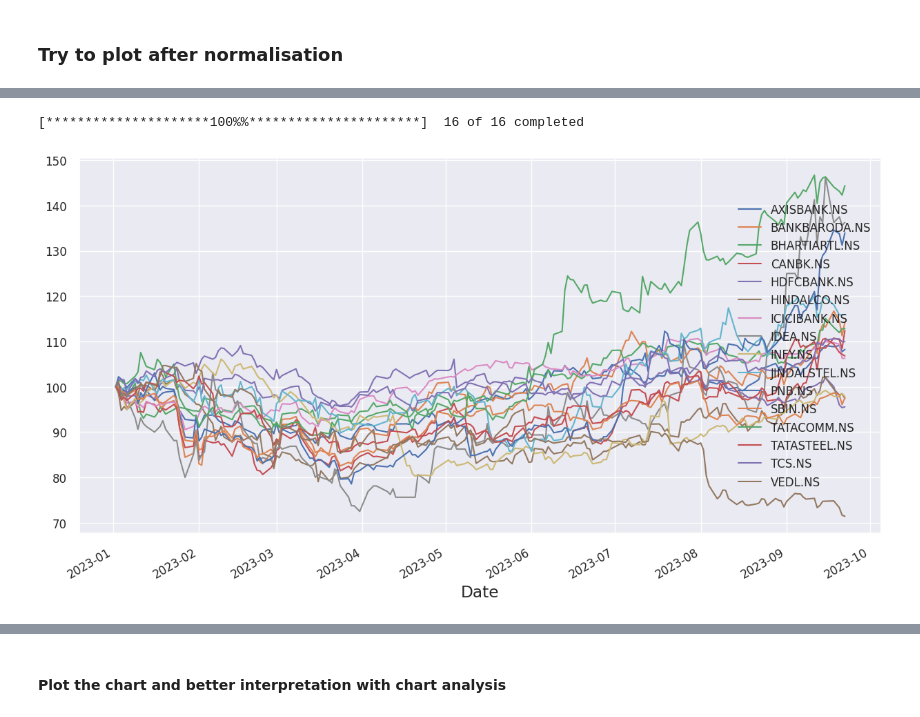
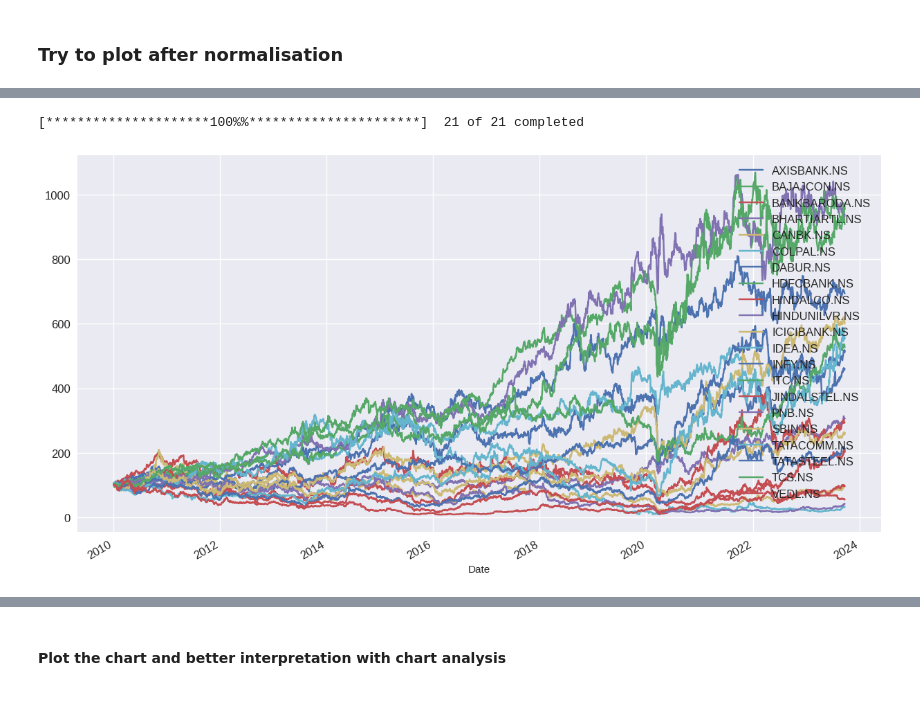
Before and after one commit to tuxlimr/Celery_Preprocessing, a Jupyter notebook: QuantEngineer_NIFTY_Yahoo.ipynb, the cells around one changed output, grey strips where cells are left out. Saved outputs shown, nothing was run; the diff lists cells and outputs as text; code cells hidden in the pictures.

```diff
--- a/QuantEngineer_NIFTY_Yahoo.ipynb
+++ b/QuantEngineer_NIFTY_Yahoo.ipynb
@@ -12,8 +12,9 @@ NiftyIT = ['INFY.NS', 'TCS.NS']
 NiftyMetal = ['HINDALCO.NS','TATASTEEL.NS','JINDALSTEL.NS', 'VEDL.NS','ICICIBANK.NS']
 NiftyTelecom = ['BHARTIARTL.NS','TATACOMM.NS','IDEA.NS']
 NityBank = ['HDFCBANK.NS','PNB.NS','SBIN.NS', 'ICICIBANK.NS','AXISBANK.NS','CANBK.NS','BANKBARODA.NS']
+NIftyFMCG = ['BAJAJCON.NS','ITC.NS', 'HINDUNILVR.NS', 'DABUR.NS','COLPAL.NS']
 
-ticker = NiftyIT + NiftyMetal + NiftyTelecom + NityBank
+ticker = NiftyIT + NiftyMetal + NiftyTelecom + NityBank + NIftyFMCG
 # %% [markdown]
 #### Pull Data
 # %%
@@ -256,14 +252,14 @@ plt.show()
 # %%
 
-stocks = yf.download(ticker, start="2023-01-01", end="2024-01-01")
+stocks = yf.download(ticker, start="2010-01-01", end="2024-01-01")
 close = stocks.loc[:, "Close"].copy()
 normclose = close.div(close.iloc[0]).mul(100)
 normclose.plot(figsize=(15,8), fontsize=12)
 plt.legend(fontsize=12)
 plt.show()
 # %% [output]
-[*********************100%%**********************]  16 of 16 completed
+[*********************100%%**********************]  21 of 21 completed
-[figure, old version]
+[figure, new version]
 # %%
 ret = close.pct_change().dropna()
 ret.head()
```
Also changed, not shown: parts of 24 cells of this notebook.
